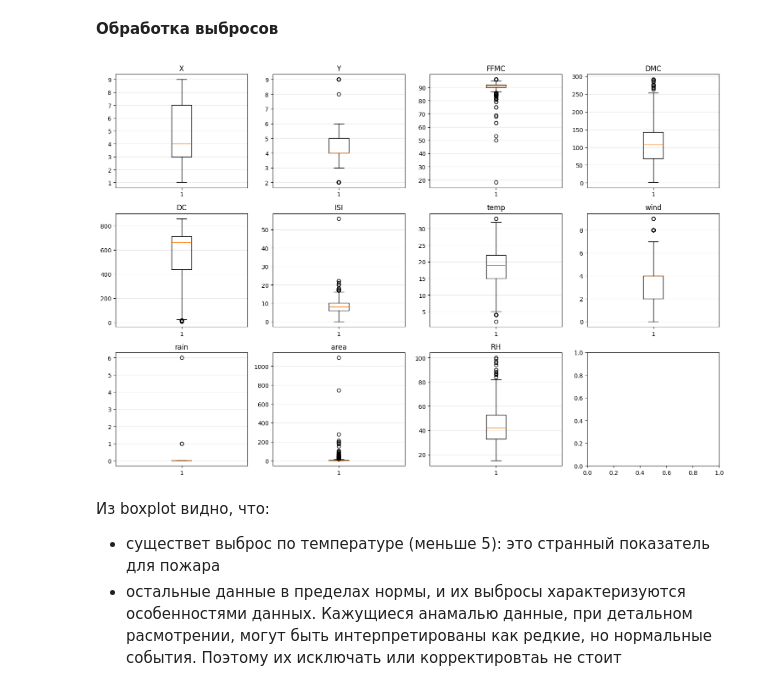
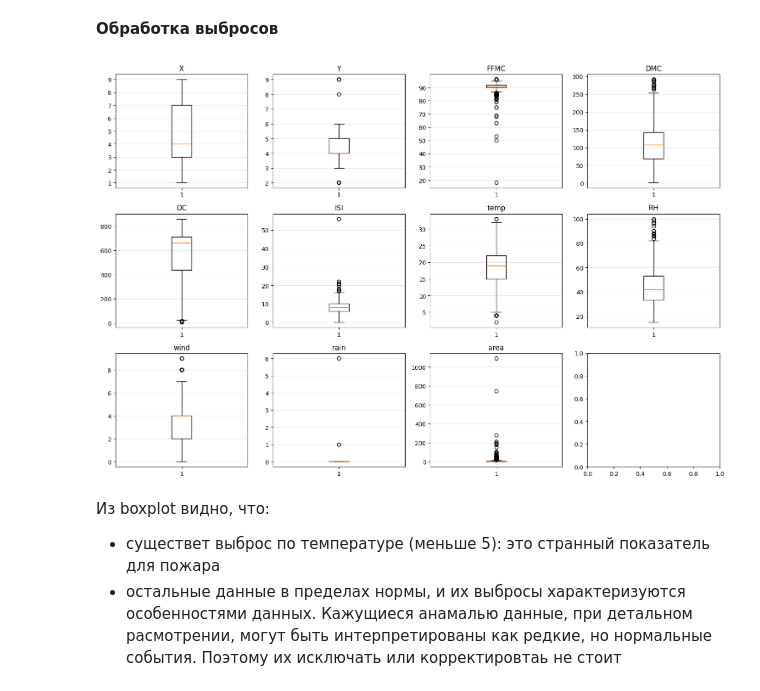
Before and after one commit to Baklanov-Daniil/master, a Jupyter notebook: mlbd/notebooks/pracitc1.ipynb, the cells around one changed output. Drawn from its saved outputs; the diff is of its cells as text; code cells hidden in the pictures.

```diff
--- a/mlbd/notebooks/pracitc1.ipynb
+++ b/mlbd/notebooks/pracitc1.ipynb
@@ -106,6 +106,7 @@ print(columns)
 str_columns = ['month', 'day']
 data = pd.get_dummies(data, columns=str_columns).astype(int)
 
+columns_searching = ['X', 'Y', 'FFMC', 'DMC', 'DC', 'ISI', 'temp', 'RH', 'wind', 'rain', 'area']
 
 data
 # %% [output]
@@ -146,16 +147,16 @@ plt.show()
 # %%
 fig, axes = plt.subplots(3, 4, figsize=(15, 10))
 axes = axes.flatten()
 
-for i, col in enumerate(cols_needed):
-    axes[i].boxplot(data[col])S
+for i, col in enumerate(columns_searching):
+    axes[i].boxplot(data[col])
     axes[i].set_title(f'{col}')
     axes[i].grid(axis='y', alpha=0.3)
 
 plt.tight_layout()
 plt.show()
 # %% [output]
-[figure, old version]
+[figure, new version]
 # %% [markdown]
 Из boxplot видно, что:
 
```
Also changed, not shown: parts of 2 cells of this notebook.
